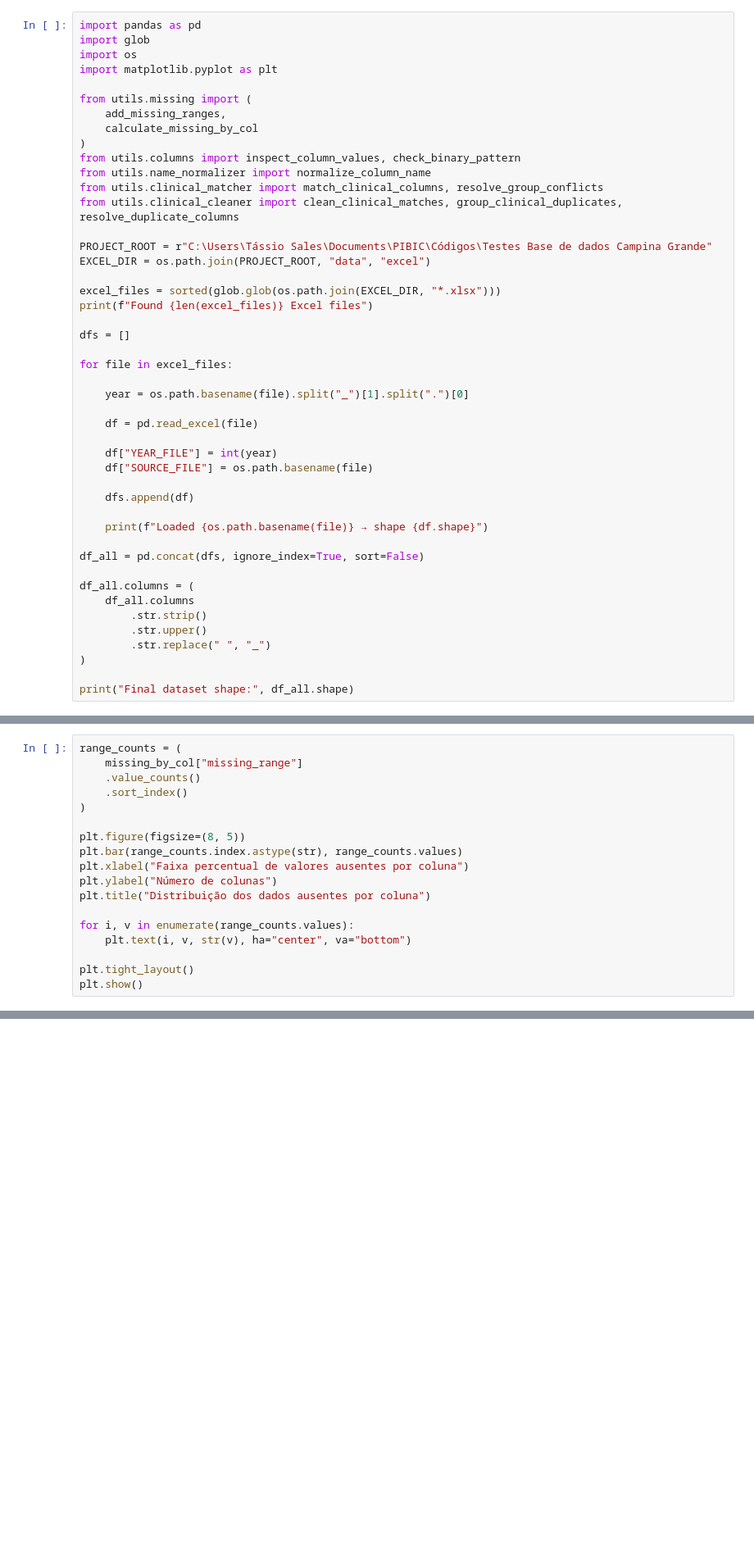
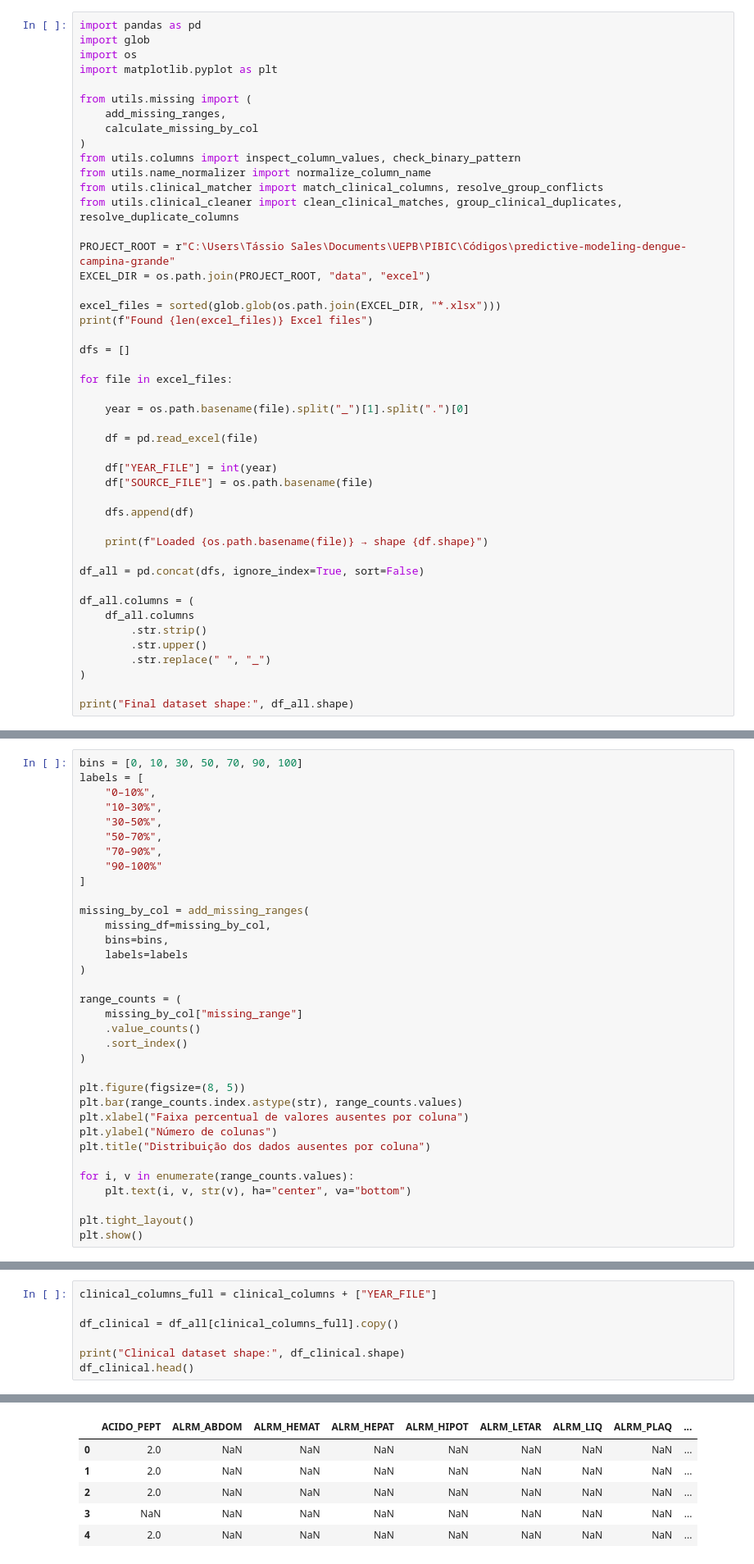
Before and after one commit to Tassio-Sales/predictive-modeling-dengue-campina-grande, a Jupyter notebook: src/load_and_clean.ipynb, the cells around one changed output, grey strips where cells are left out. Shown at 82% size. Drawn from its saved outputs; the diff is of its cells as text; blank space fills up the shorter version.

```diff
--- a/src/load_and_clean.ipynb
+++ b/src/load_and_clean.ipynb
@@ -13,7 +13,7 @@ from utils.name_normalizer import normalize_column_name
 from utils.clinical_matcher import match_clinical_columns, resolve_group_conflicts
 from utils.clinical_cleaner import clean_clinical_matches, group_clinical_duplicates, resolve_duplicate_columns
 
-PROJECT_ROOT = r"C:\Users\Tássio Sales\Documents\PIBIC\Códigos\Testes Base de dados Campina Grande"
+PROJECT_ROOT = r"C:\Users\Tássio Sales\Documents\UEPB\PIBIC\Códigos\predictive-modeling-dengue-campina-grande"
 EXCEL_DIR = os.path.join(PROJECT_ROOT, "data", "excel")
 
 excel_files = sorted(glob.glob(os.path.join(EXCEL_DIR, "*.xlsx")))
@@ -198,6 +197,22 @@ Total columns with 100% missing values: 28
 | DT_TRANSSE | 10209 | 100.0 |
 | NU_LOTE_V | 10209 | 100.0 |
 # %%
+bins = [0, 10, 30, 50, 70, 90, 100]
+labels = [
+    "0–10%",
+    "10–30%",
+    "30–50%",
+    "50–70%",
+    "70–90%",
+    "90–100%"
+]
+
+missing_by_col = add_missing_ranges(
+    missing_df=missing_by_col,
+    bins=bins,
+    labels=labels
+)
+
 range_counts = (
     missing_by_col["missing_range"]
     .value_counts()
@@ -497,3 +512,11 @@ display(df_pattern)
 | 42 | FEBRE | [1.0, 2.0] | OK |
 | 43 | GRAV_CONSC | [1.0, 2.0] | OK |
 | 44 | VOMITO | [1.0, 2.0] | OK |
+# %%
+clinical_columns_full = clinical_columns + ["YEAR_FILE"]
+
+df_clinical = df_all[clinical_columns_full].copy()
+
+print("Clinical dataset shape:", df_clinical.shape)
+df_clinical.head()
+# %% [output]
@@ -499,0 +524,6 @@ display(df_pattern)
+|  | ACIDO_PEPT | ALRM_ABDOM | ALRM_HEMAT | ALRM_HEPAT | ALRM_HIPOT | ALRM_LETAR | ALRM_LIQ | ALRM_PLAQ | ... |
+| 0 | 2.0 | NaN | NaN | NaN | NaN | NaN | NaN | NaN | ... |
+| 1 | 2.0 | NaN | NaN | NaN | NaN | NaN | NaN | NaN | ... |
+| 2 | 2.0 | NaN | NaN | NaN | NaN | NaN | NaN | NaN | ... |
+| 3 | NaN | NaN | NaN | NaN | NaN | NaN | NaN | NaN | ... |
+| 4 | 2.0 | NaN | NaN | NaN | NaN | NaN | NaN | NaN | ... |
```
Also changed, not shown: parts of 12 cells of this notebook.
